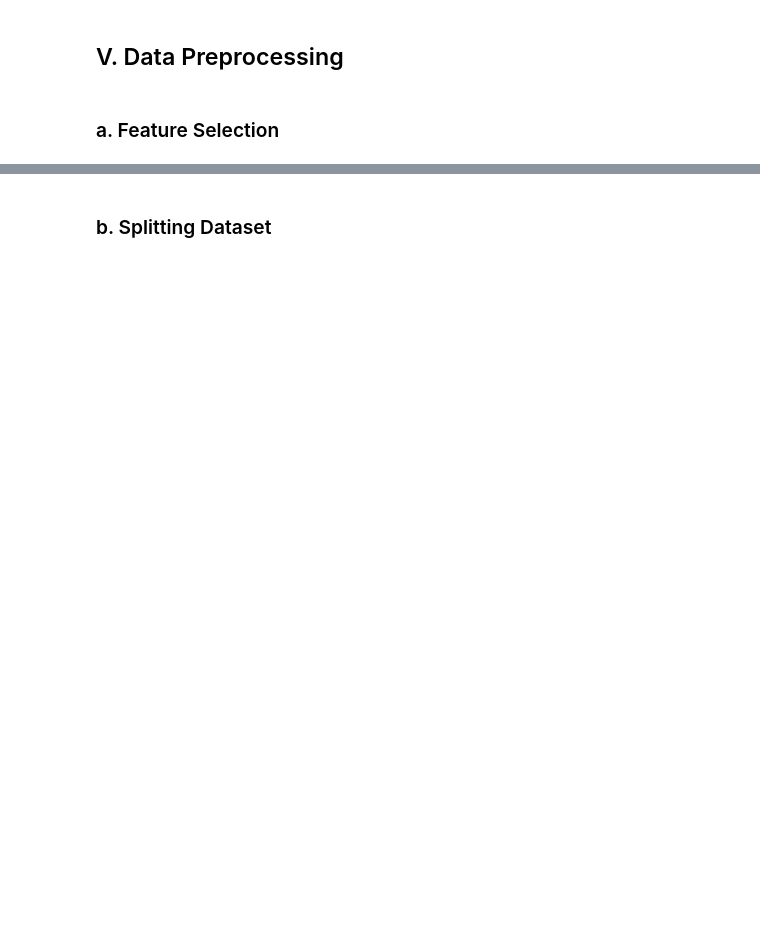
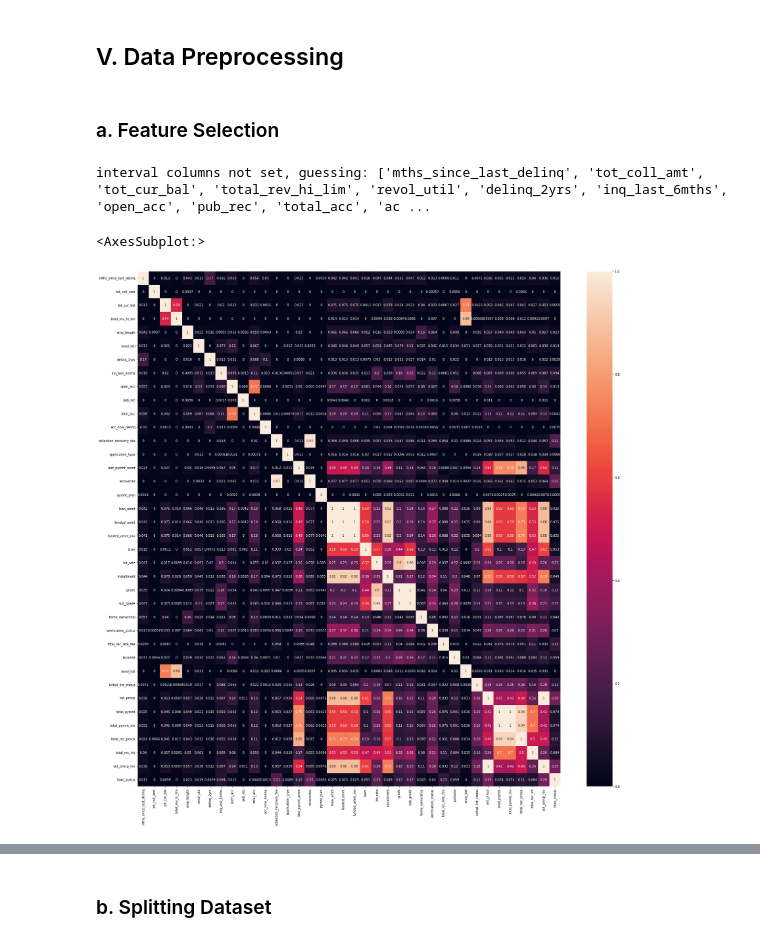
Before and after one commit to H8-Assignments-Bay/finpro-ftds-001-hck-ftds-001-hck-group-004, a Jupyter notebook: final_project_radyatra_sidharta.ipynb, the cells around one changed output, grey strips where cells are left out. Saved outputs shown, nothing was run; the diff lists cells and outputs as text; code cells hidden in the pictures; blank space fills up the shorter version.

```diff
--- a/final_project_radyatra_sidharta.ipynb
+++ b/final_project_radyatra_sidharta.ipynb
@@ -1301,3 +1407,11 @@ print("Class Balance: ", df1['loan_status'].value_counts())
 ## V. Data Preprocessing
 # %% [markdown]
 ### a. Feature Selection
+# %%
+# Spawning of Phik Matrix.
+plt.figure(figsize=(30, 30)) # Figure size.
+sns.heatmap(df2.phik_matrix(), vmin = 0, vmax = 1, annot = True) # Our range for the correlation coefficient is 0 to 1 (inputted in vmin and vmax).
+# %% [output]
+interval columns not set, guessing: ['mths_since_last_delinq', 'tot_coll_amt', 'tot_cur_bal', 'total_rev_hi_lim', 'revol_util', 'delinq_2yrs', 'inq_last_6mths', 'open_acc', 'pub_rec', 'total_acc', 'ac ...
+<AxesSubplot:>
+[figure, added]
```
Also changed, not shown: parts of 159 cells of this notebook, 1 other file.
